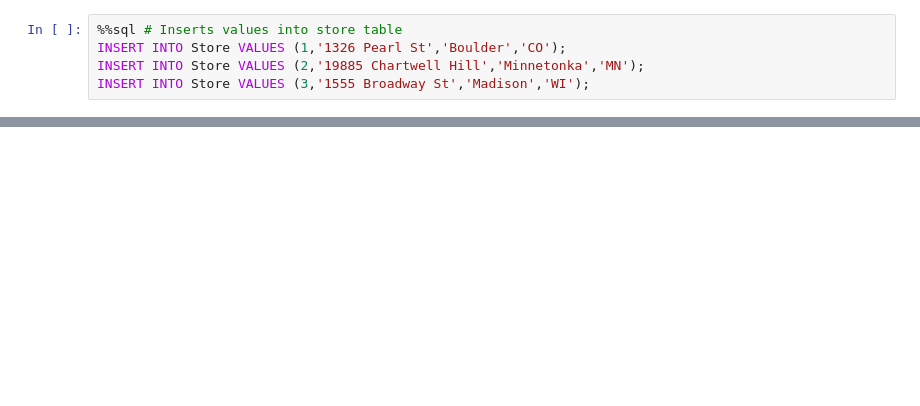
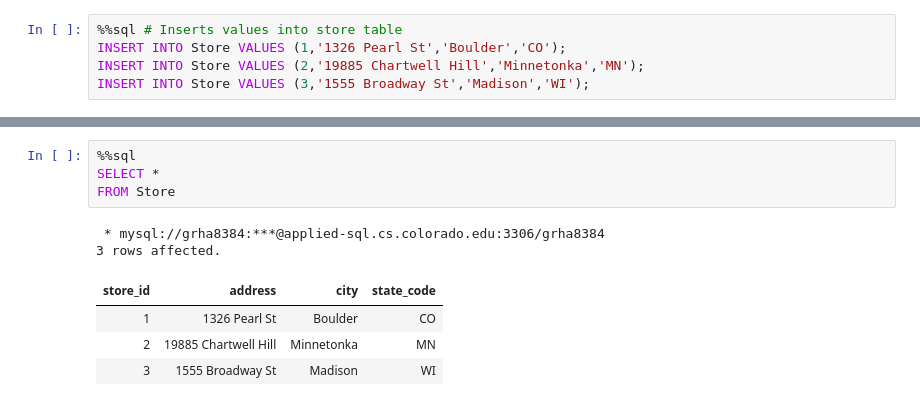
Before and after one commit to GrantHGR/Database_Project, a Jupyter notebook: project_tables.ipynb, the cells around one changed output, grey strips where cells are left out. Cells and saved outputs as stored; diff of their text form; blank space fills up the shorter version.

```diff
--- a/project_tables.ipynb
+++ b/project_tables.ipynb
@@ -205,0 +243,11 @@ DROP TABLE Position
+# %%
+%%sql
+SELECT *
+FROM Store
+# %% [output]
+ * mysql://grha8384:***@applied-sql.cs.colorado.edu:3306/grha8384
+3 rows affected.
+| store_id | address | city | state_code |
+| 1 | 1326 Pearl St | Boulder | CO |
+| 2 | 19885 Chartwell Hill | Minnetonka | MN |
+| 3 | 1555 Broadway St | Madison | WI |
```
Also changed, not shown: parts of 25 cells of this notebook.
